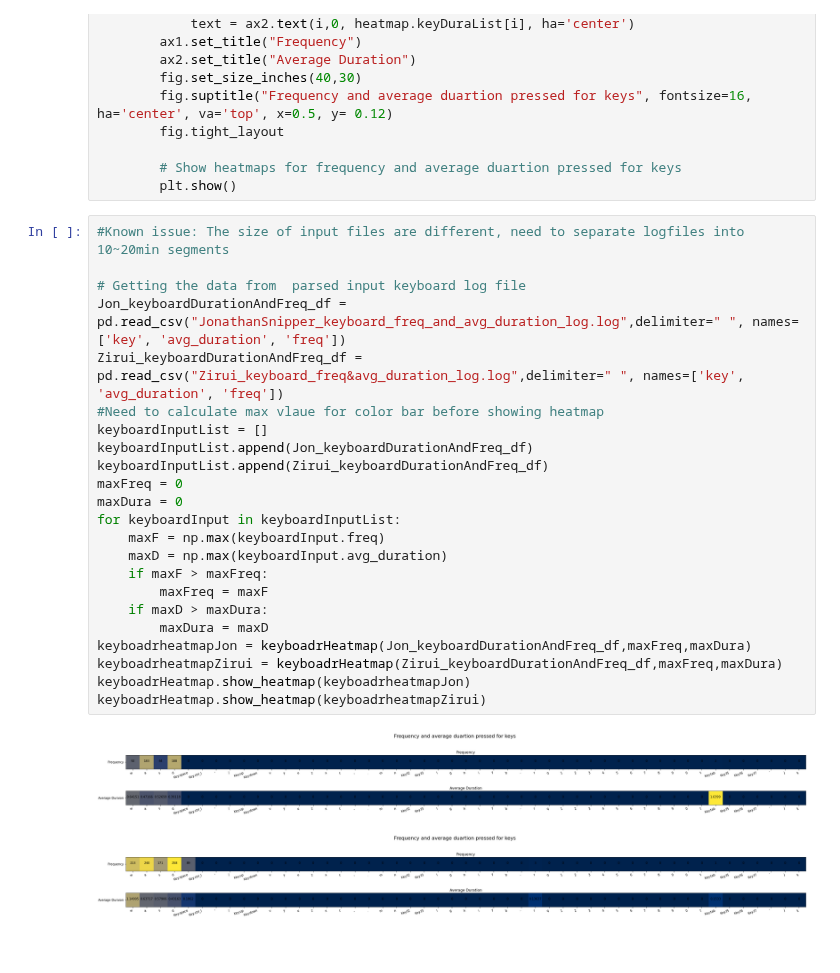
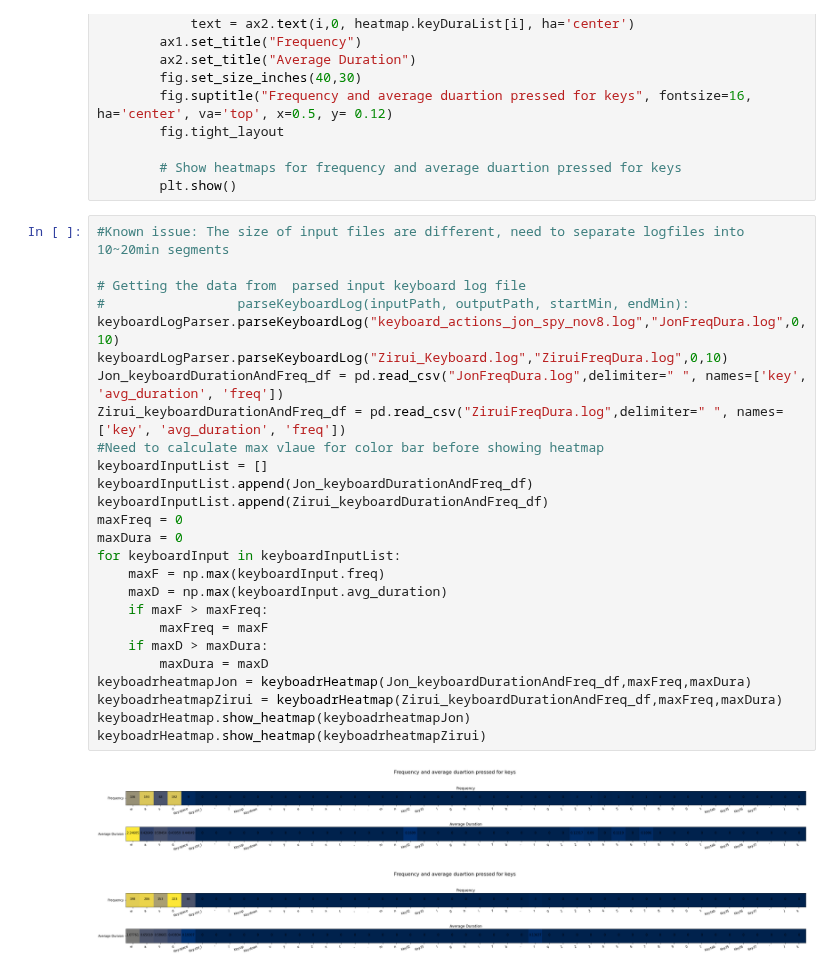
Before and after one commit to HengjunLuo/capstone-landis, a Jupyter notebook: log_parser.ipynb, the cells around one changed output. Cells and saved outputs as stored; diff of their text form.

Commit message:
Added keyboard parser that parse keyboard log for a selected time

```diff
--- a/log_parser.ipynb
+++ b/log_parser.ipynb
@@ -275,26 +331,29 @@ class keyboadrHeatmap:
 # %%
 #Known issue: The size of input files are different, need to separate logfiles into 10~20min segments
 
 # Getting the data from  parsed input keyboard log file
-Jon_keyboardDurationAndFreq_df = pd.read_csv("JonathanSnipper_keyboard_freq_and_avg_duration_log.log",delimiter=" ", names=['key', 'avg_duration', 'freq'])
-Zirui_keyboardDurationAndFreq_df = pd.read_csv("Zirui_keyboard_freq&avg_duration_log.log",delimiter=" ", names=['key', 'avg_duration', 'freq'])
+#                 parseKeyboardLog(inputPath, outputPath, startMin, endMin):
+keyboardLogParser.parseKeyboardLog("keyboard_actions_jon_spy_nov8.log","JonFreqDura.log",0,10)
+keyboardLogParser.parseKeyboardLog("Zirui_Keyboard.log","ZiruiFreqDura.log",0,10)
+Jon_keyboardDurationAndFreq_df = pd.read_csv("JonFreqDura.log",delimiter=" ", names=['key', 'avg_duration', 'freq'])
+Zirui_keyboardDurationAndFreq_df = pd.read_csv("ZiruiFreqDura.log",delimiter=" ", names=['key', 'avg_duration', 'freq'])
 #Need to calculate max vlaue for color bar before showing heatmap
 keyboardInputList = []
 keyboardInputList.append(Jon_keyboardDurationAndFreq_df)
 keyboardInputList.append(Zirui_keyboardDurationAndFreq_df)
 maxFreq = 0
 maxDura = 0
 for keyboardInput in keyboardInputList:
     maxF = np.max(keyboardInput.freq)
     maxD = np.max(keyboardInput.avg_duration)
     if maxF > maxFreq:
         maxFreq = maxF
     if maxD > maxDura:
         maxDura = maxD
 keyboadrheatmapJon = keyboadrHeatmap(Jon_keyboardDurationAndFreq_df,maxFreq,maxDura)
 keyboadrheatmapZirui = keyboadrHeatmap(Zirui_keyboardDurationAndFreq_df,maxFreq,maxDura)
 keyboadrHeatmap.show_heatmap(keyboadrheatmapJon)
 keyboadrHeatmap.show_heatmap(keyboadrheatmapZirui)
 # %% [output]
-[figure, old version]
+[figure, new version]
-[figure, old version]
+[figure, new version]
```
Also changed, not shown: parts of 1 cell of this notebook.
